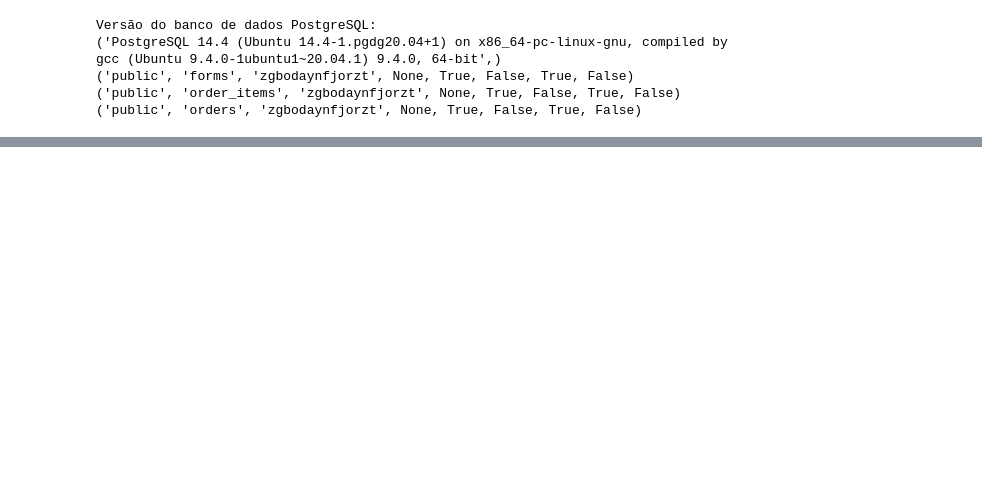
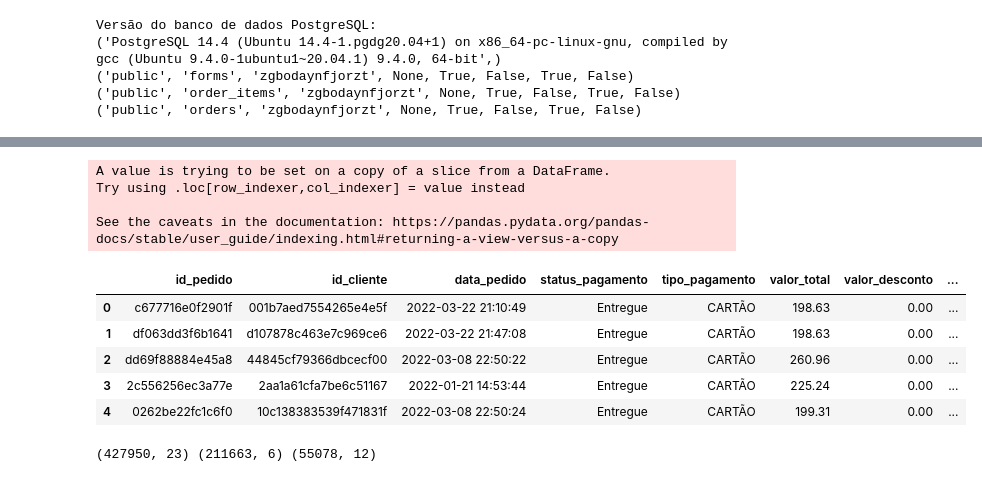
Before and after one commit to samuel0711/Desafio, a Jupyter notebook: desafio.ipynb, the cells around one changed output, grey strips where cells are left out. Drawn from its saved outputs; the diff is of its cells as text; code cells hidden in the pictures; blank space fills up the shorter version.

```diff
--- a/desafio.ipynb
+++ b/desafio.ipynb
@@ -106,0 +119,20 @@ df
+# %%
+y = orders[['id_pedido','id_cliente','data_pedido']]
+y['data_pedido'] = y['data_pedido'].dt.date
+
+orders.head()
+# %% [output]
+A value is trying to be set on a copy of a slice from a DataFrame.
+Try using .loc[row_indexer,col_indexer] = value instead
+
+See the caveats in the documentation: https://pandas.pydata.org/pandas-docs/stable/user_guide/indexing.html#returning-a-view-versus-a-copy
+|  | id_pedido | id_cliente | data_pedido | status_pagamento | tipo_pagamento | valor_total | valor_desconto | ... |
+| 0 | c677716e0f2901f | 001b7aed7554265e4e5f | 2022-03-22 21:10:49 | Entregue | CARTÃO | 198.63 | 0.00 | ... |
+| 1 | df063dd3f6b1641 | d107878c463e7c969ce6 | 2022-03-22 21:47:08 | Entregue | CARTÃO | 198.63 | 0.00 | ... |
+| 2 | dd69f88884e45a8 | 44845cf79366dbcecf00 | 2022-03-08 22:50:22 | Entregue | CARTÃO | 260.96 | 0.00 | ... |
+| 3 | 2c556256ec3a77e | 2aa1a61cfa7be6c51167 | 2022-01-21 14:53:44 | Entregue | CARTÃO | 225.24 | 0.00 | ... |
+| 4 | 0262be22fc1c6f0 | 10c138383539f471831f | 2022-03-08 22:50:24 | Entregue | CARTÃO | 199.31 | 0.00 | ... |
+# %%
+print(forms.shape, order_items.shape, orders.shape) #order items = orders, porém com granularidade de produtos por registro
+# %% [output]
+(427950, 23) (211663, 6) (55078, 12)
```
Also changed, not shown: parts of 14 cells of this notebook.
